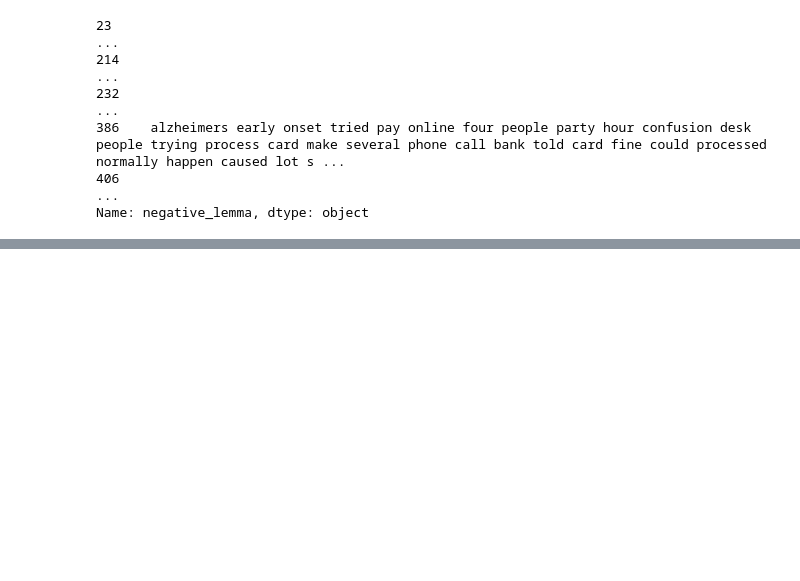
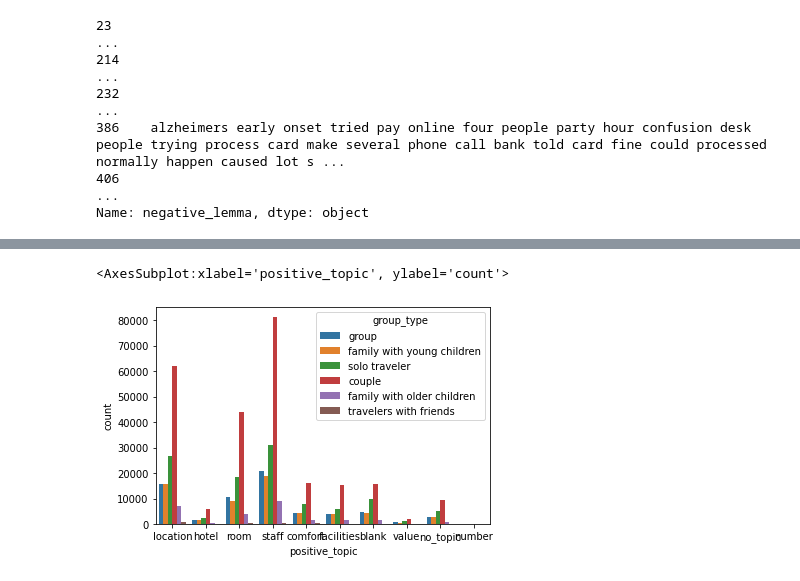
Before and after one commit to InPersonAnalysis/customer_review_capston, a Jupyter notebook: Mathias_Topic_Explore.ipynb, the cells around one changed output, grey strips where cells are left out. Drawn from its saved outputs; the diff is of its cells as text; code cells hidden in the pictures; blank space fills up the shorter version.

```diff
--- a/Mathias_Topic_Explore.ipynb
+++ b/Mathias_Topic_Explore.ipynb
@@ -189,0 +176,5 @@ Name: negative_lemma, dtype: object
+# %%
+sns.countplot(x='positive_topic',data=hotel,hue='group_type')
+# %% [output]
+<AxesSubplot:xlabel='positive_topic', ylabel='count'>
+[figure, added]
```
Also changed, not shown: parts of 9 cells of this notebook, 1 other file.
